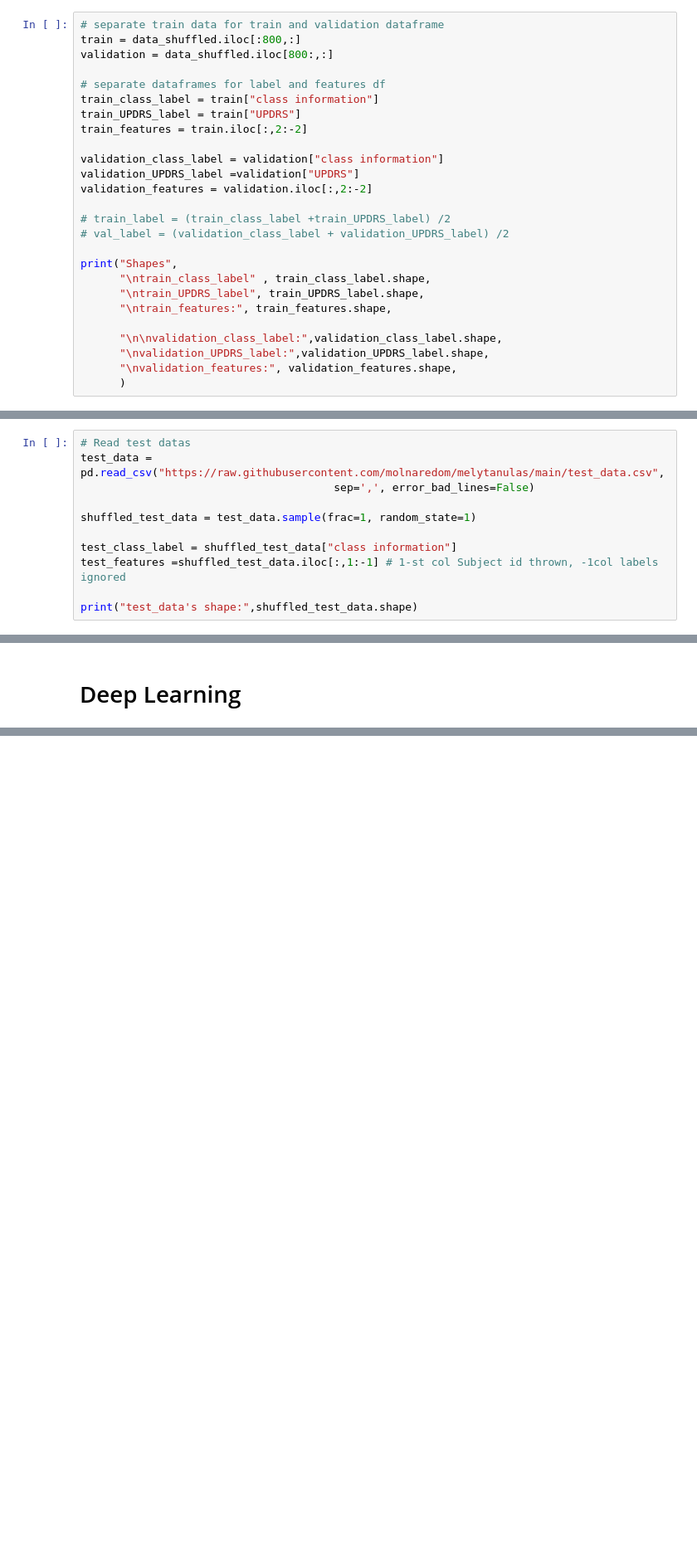
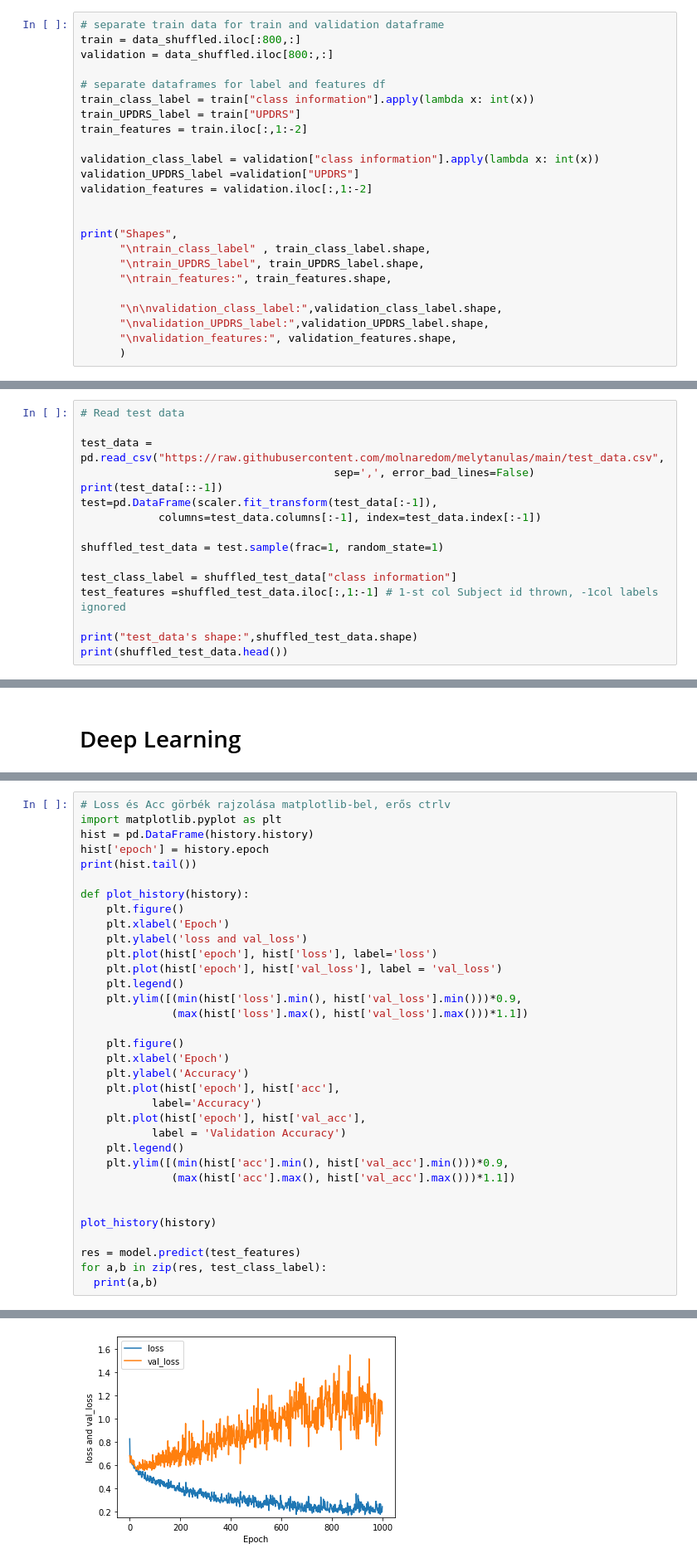
Before and after one commit to molnaredom/melytanulas, a Jupyter notebook: mélytanulás.ipynb, the cells around one changed output, grey strips where cells are left out. Shown at 83% size. Drawn from its saved outputs; the diff is of its cells as text; blank space fills up the shorter version.

```diff
--- a/mélytanulás.ipynb
+++ b/mélytanulás.ipynb
@@ -80,16 +80,14 @@ train = data_shuffled.iloc[:800,:]
 validation = data_shuffled.iloc[800:,:]
 
 # separate dataframes for label and features df
-train_class_label = train["class information"]
+train_class_label = train["class information"].apply(lambda x: int(x))
 train_UPDRS_label = train["UPDRS"]
-train_features = train.iloc[:,2:-2]
+train_features = train.iloc[:,1:-2]
 
-validation_class_label = validation["class information"]
+validation_class_label = validation["class information"].apply(lambda x: int(x))
 validation_UPDRS_label =validation["UPDRS"]
-validation_features = validation.iloc[:,2:-2]
+validation_features = validation.iloc[:,1:-2]
 
-# train_label = (train_class_label +train_UPDRS_label) /2
-# val_label = (validation_class_label + validation_UPDRS_label) /2
 
 print("Shapes",
       "\ntrain_class_label" , train_class_label.shape,
@@ -112,12 +110,17 @@ validation_features: (240, 25)
 # %%
-# Read test datas
+# Read test data
+
 test_data = pd.read_csv("https://raw.githubusercontent.com/molnaredom/melytanulas/main/test_data.csv",
                                        sep=',', error_bad_lines=False)
+print(test_data[::-1])
+test=pd.DataFrame(scaler.fit_transform(test_data[:-1]),
+            columns=test_data.columns[:-1], index=test_data.index[:-1])
 
-shuffled_test_data = test_data.sample(frac=1, random_state=1)
+shuffled_test_data = test.sample(frac=1, random_state=1)
 
 test_class_label = shuffled_test_data["class information"]
 test_features =shuffled_test_data.iloc[:,1:-1] # 1-st col Subject id thrown, -1col labels ignored
 
 print("test_data's shape:",shuffled_test_data.shape)
+print(shuffled_test_data.head())
 # %% [output]
@@ -253,0 +268,35 @@ Epoch 500/500
+# %%
+# Loss és Acc görbék rajzolása matplotlib-bel, erős ctrlv
+import matplotlib.pyplot as plt
+hist = pd.DataFrame(history.history)
+hist['epoch'] = history.epoch
+print(hist.tail())
+
+def plot_history(history):
+    plt.figure()
+    plt.xlabel('Epoch')
+    plt.ylabel('loss and val_loss')
+    plt.plot(hist['epoch'], hist['loss'], label='loss')
+    plt.plot(hist['epoch'], hist['val_loss'], label = 'val_loss')
+    plt.legend()
+    plt.ylim([(min(hist['loss'].min(), hist['val_loss'].min()))*0.9,
+              (max(hist['loss'].max(), hist['val_loss'].max()))*1.1])
+
+    plt.figure()
+    plt.xlabel('Epoch')
+    plt.ylabel('Accuracy')
+    plt.plot(hist['epoch'], hist['acc'],
+           label='Accuracy')
+    plt.plot(hist['epoch'], hist['val_acc'],
+           label = 'Validation Accuracy')
+    plt.legend()
+    plt.ylim([(min(hist['acc'].min(), hist['val_acc'].min()))*0.9,
+              (max(hist['acc'].max(), hist['val_acc'].max()))*1.1])
+
+
+plot_history(history)
+
+res = model.predict(test_features)
+for a,b in zip(res, test_class_label):
+  print(a,b)
+# %% [output]
@@ -253,0 +320 @@ Epoch 500/500
+[figure, added]
```
Also changed, not shown: parts of 9 cells of this notebook.
